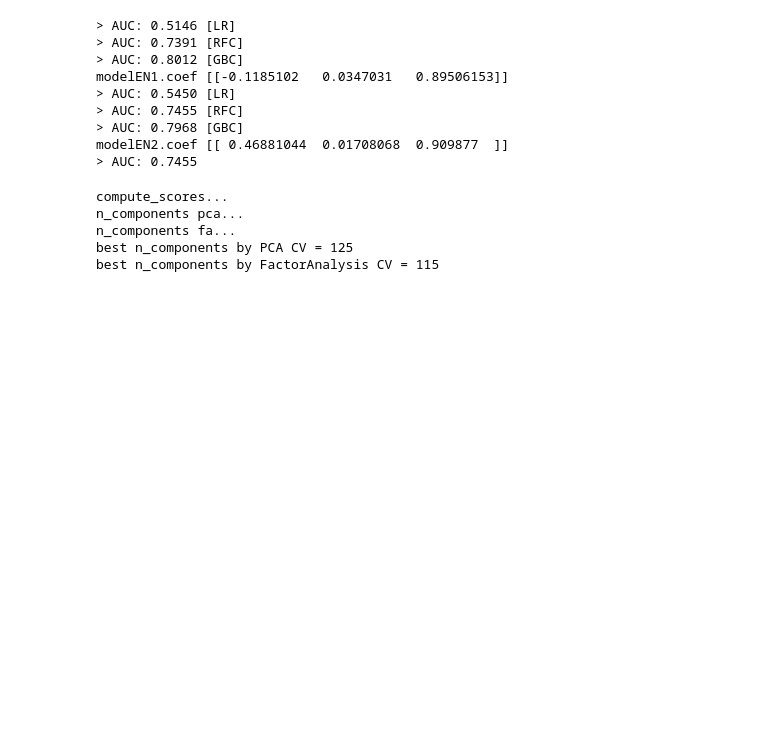
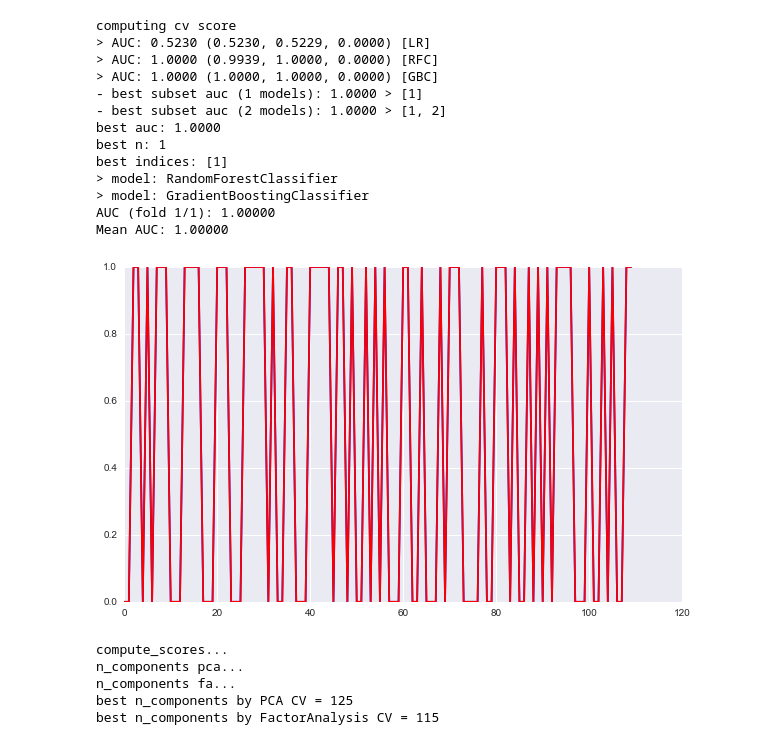
Before and after one commit to pablovicente/stock-index-prediction, a Jupyter notebook: Data_Analysis.ipynb, the cells around one changed output. Drawn from its saved outputs; the diff is of its cells as text; code cells hidden in the pictures; blank space fills up the shorter version.

Commit message:
Feaures shifting done

```diff
--- a/Data_Analysis.ipynb
+++ b/Data_Analysis.ipynb
@@ -60,7 +60,8 @@ for index in range(len(values_names)):
     name = values_names[index]
     df = values_dfs[index]
     cols = df.columns.values
-    new_cols = [x for x in cols if x not in ['Date', 'USD_AM', 'USD_PM', 'USD', 'Open', 'High', 'Low', 'Close', 'Volume', 'Adjusted Close']]
+    new_cols = [x for x in cols if x not in ['Date']]
+    #new_cols = [x for x in cols if x not in ['Date', 'USD_AM', 'USD_PM', 'USD', 'Open', 'High', 'Low', 'Close', 'Volume', 'Adjusted Close']]
 
     dict_dfs_cols[name] = new_cols
 
@@ -83,8 +204,4 @@ trainDates.append(training_dates.upperIndex)
 testDates.append(testing_dates.lowerIndex)
 testDates.append(testing_dates.upperIndex)
 
-dataset =  ml_dataset.remove_columns_from_dataset(dataset, 'close', False)
-trainX, trainY, testX, testY, cols = ml_dataset.dataset_to_train_using_dates(dataset, trainDates, testDates, binary=False)
-
-trainX = preprocessing.Imputer().fit_transform(trainX)
-testX = preprocessing.Imputer().fit_transform(testX)
+trainX, trainY, testX, testY, cols, new_dataset = dataset_to_train_using_dates(dataset, trainDates, testDates, binary=False, shiftFeatures=True)
@@ -114,28 +245,48 @@ for item in selected_models:
     model.set_params(random_state=SEED)
     models.append(model)
 
-
-################
-##  Boosting  ##
-################
-
-boosting = Boosting.Boosting(models)
+clf = Stacking.Stacking(models, stack=True, fwls=False,
+                           model_selection=True)
 
 ###  Metrics
+print("computing cv score")
 mean_auc = 0.0
 iter_ = 1
 for i in range(iter_):
-    boosting.fit_predict(trainX, trainY, testX, testY)
+    cv_preds = clf.fit_predict(trainY, trainX, testX, testY, show_steps=True)
+
+    fpr, tpr, _ = metrics.roc_curve(testY, cv_preds)
+    roc_auc = metrics.auc(fpr, tpr)
+    print "AUC (fold %d/%d): %.5f" % (i + 1, iter_, roc_auc)
+    mean_auc += roc_auc
+
+    print "Mean AUC: %.5f" % (mean_auc/iter_)
 # %% [output]
-> AUC: 0.5146 [LR]
-> AUC: 0.7391 [RFC]
-> AUC: 0.8012 [GBC]
-modelEN1.coef [[-0.1185102   0.0347031   0.89506153]]
-> AUC: 0.5450 [LR]
-> AUC: 0.7455 [RFC]
-> AUC: 0.7968 [GBC]
-modelEN2.coef [[ 0.46881044  0.01708068  0.909877  ]]
-> AUC: 0.7455
+computing cv score
+> AUC: 0.5230 (0.5230, 0.5229, 0.0000) [LR]
+> AUC: 1.0000 (0.9939, 1.0000, 0.0000) [RFC]
+> AUC: 1.0000 (1.0000, 1.0000, 0.0000) [GBC]
+- best subset auc (1 models): 1.0000 > [1]
+- best subset auc (2 models): 1.0000 > [1, 2]
+best auc: 1.0000
+best n: 1
+best indices: [1]
+> model: RandomForestClassifier
+> model: GradientBoostingClassifier
+AUC (fold 1/1): 1.00000
+Mean AUC: 1.00000
+# %%
+cv_preds[cv_preds >= 0.5] = 1
+ones = np.where(cv_preds == 1)
+cv_preds[cv_preds < 0.5] = 0
+zeros = np.where(cv_preds == 0)
+# %%
+plt.figure()
+plt.plot(cv_preds[0:110], c='blue')
+plt.plot(testY[0:110], c='red')
+plt.show()
+# %% [output]
+[figure, added]
 # %%
 from sklearn.covariance import ShrunkCovariance, LedoitWolf
 from sklearn.cross_validation import cross_val_score
```
Also changed, not shown: parts of 4 cells of this notebook.
